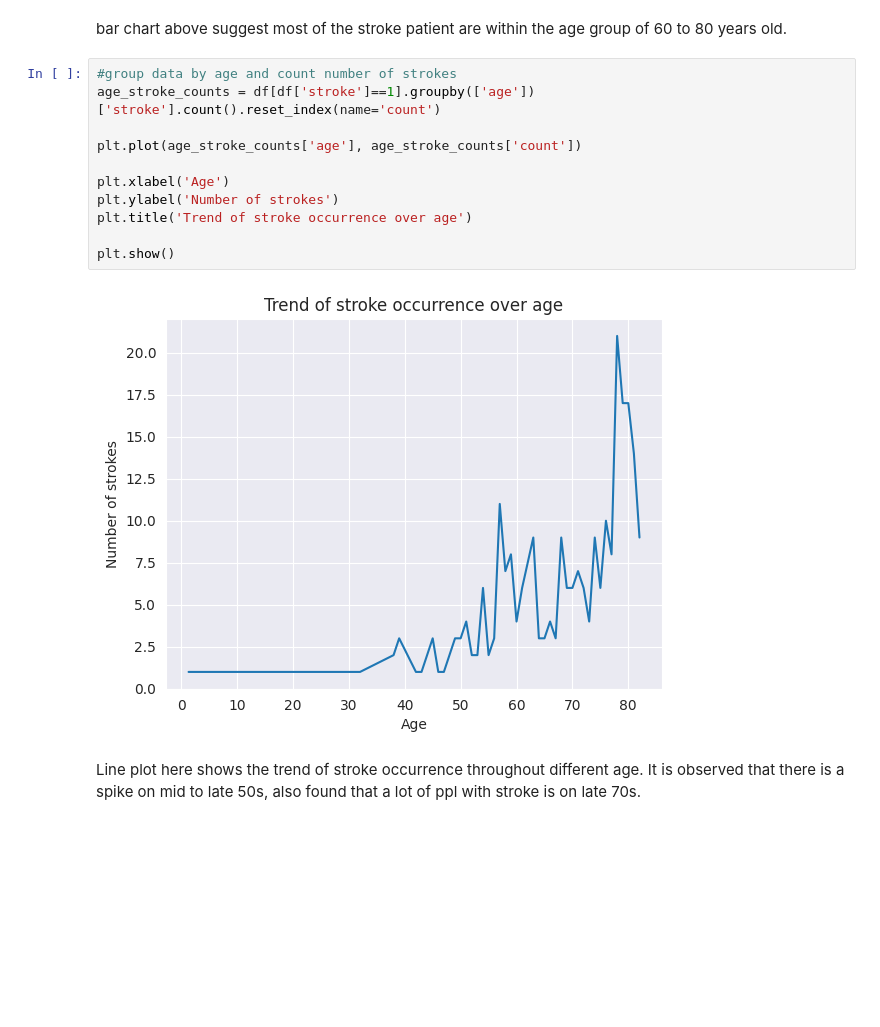
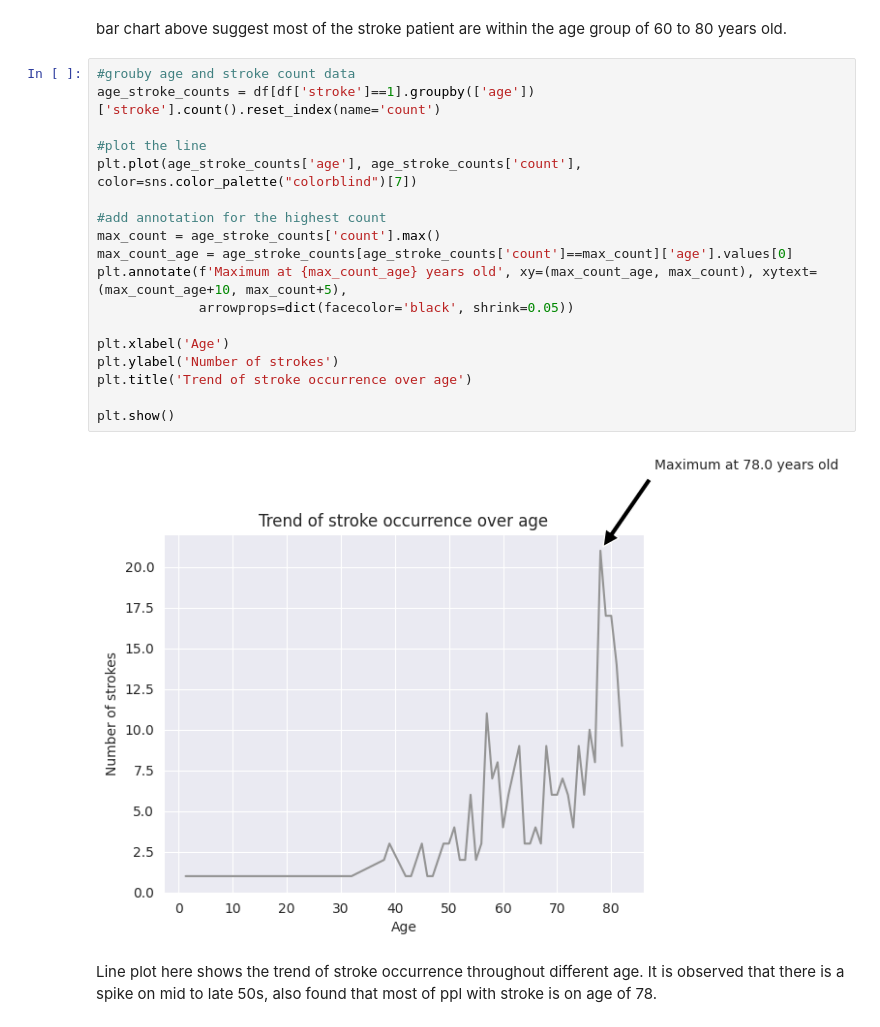
Before and after one commit to hawkeyedatatsai/Stroke-Prediction, a Jupyter notebook: Stroke_Prediction.ipynb, the cells around one changed output. Saved outputs shown, nothing was run; the diff lists cells and outputs as text; blank space fills up the shorter version.

```diff
--- a/Stroke_Prediction.ipynb
+++ b/Stroke_Prediction.ipynb
@@ -327,17 +327,24 @@ plt.show()
 # %% [markdown]
 bar chart above suggest most of the stroke patient are within the age group of 60 to 80 years old.
 # %%
-#group data by age and count number of strokes
+#grouby age and stroke count data
 age_stroke_counts = df[df['stroke']==1].groupby(['age'])['stroke'].count().reset_index(name='count')
 
-plt.plot(age_stroke_counts['age'], age_stroke_counts['count'])
+#plot the line
+plt.plot(age_stroke_counts['age'], age_stroke_counts['count'], color=sns.color_palette("colorblind")[7])
+
+#add annotation for the highest count
+max_count = age_stroke_counts['count'].max()
+max_count_age = age_stroke_counts[age_stroke_counts['count']==max_count]['age'].values[0]
+plt.annotate(f'Maximum at {max_count_age} years old', xy=(max_count_age, max_count), xytext=(max_count_age+10, max_count+5),
+             arrowprops=dict(facecolor='black', shrink=0.05))
 
 plt.xlabel('Age')
 plt.ylabel('Number of strokes')
 plt.title('Trend of stroke occurrence over age')
 
 plt.show()
 # %% [output]
-[figure, old version]
+[figure, new version]
 # %% [markdown]
-Line plot here shows  the trend of stroke occurrence throughout different age. It is observed that there is a spike on mid to late 50s, also found that a lot of ppl with stroke is on late 70s.
+Line plot here shows  the trend of stroke occurrence throughout different age. It is observed that there is a spike on mid to late 50s, also found that most of ppl with stroke is on age of 78.
```
Also changed, not shown: parts of 5 cells of this notebook.
